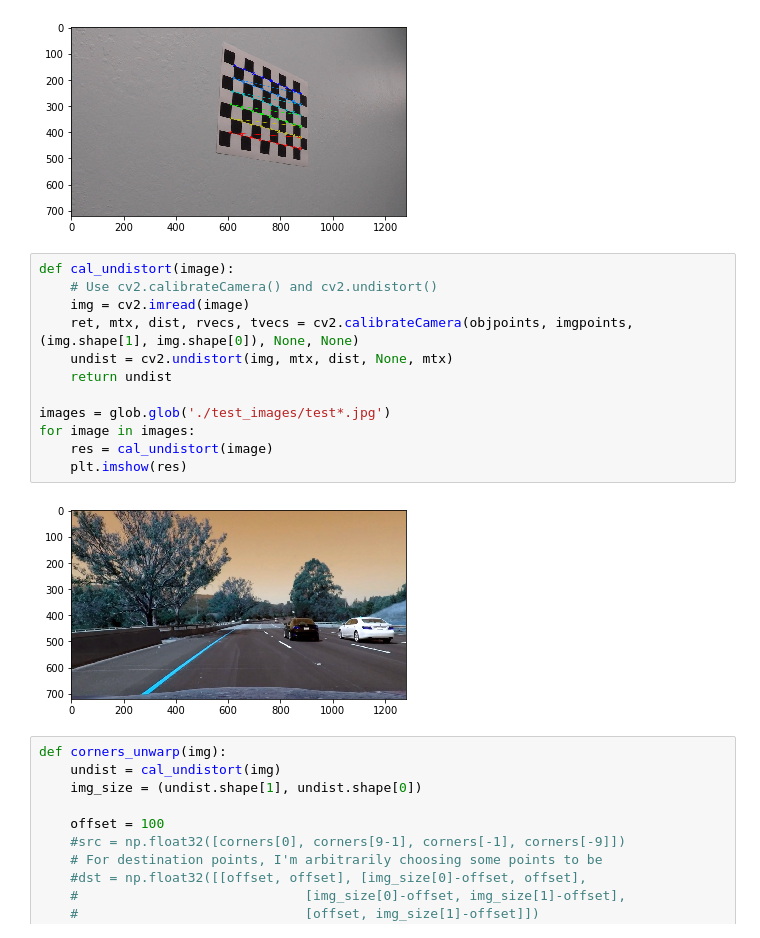
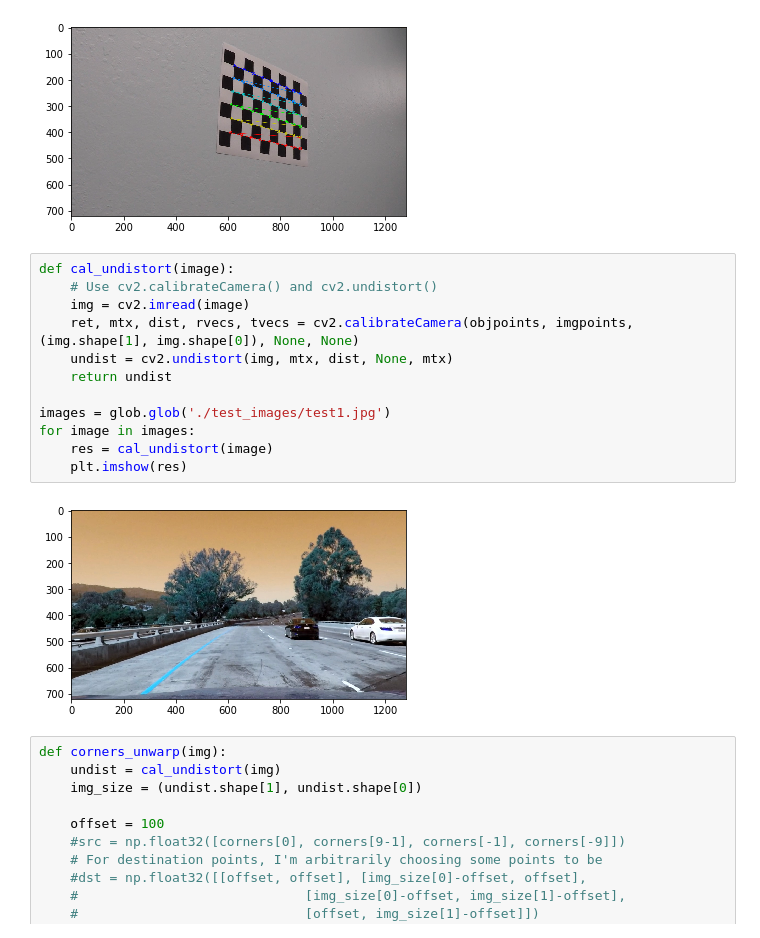
Before and after one commit to ektorasdev-zz/Advanced-Lane-Finding, a Jupyter notebook: Lane-Lines.ipynb, the cells around one changed output. Cells and saved outputs as stored; diff of their text form.

Commit message:
images changes

```diff
--- a/Lane-Lines.ipynb
+++ b/Lane-Lines.ipynb
@@ -37,17 +37,17 @@ for fname in images_cal:
 # %%
 def cal_undistort(image):
     # Use cv2.calibrateCamera() and cv2.undistort()
     img = cv2.imread(image)
     ret, mtx, dist, rvecs, tvecs = cv2.calibrateCamera(objpoints, imgpoints, (img.shape[1], img.shape[0]), None, None)
     undist = cv2.undistort(img, mtx, dist, None, mtx)
     return undist
 
-images = glob.glob('./test_images/test*.jpg')
+images = glob.glob('./test_images/test1.jpg')
 for image in images:
     res = cal_undistort(image)
     plt.imshow(res)
 # %% [output]
-[figure, old version]
+[figure, new version]
 # %%
 def corners_unwarp(img):
     undist = cal_undistort(img)
```
Also changed, not shown: 2 other files.
